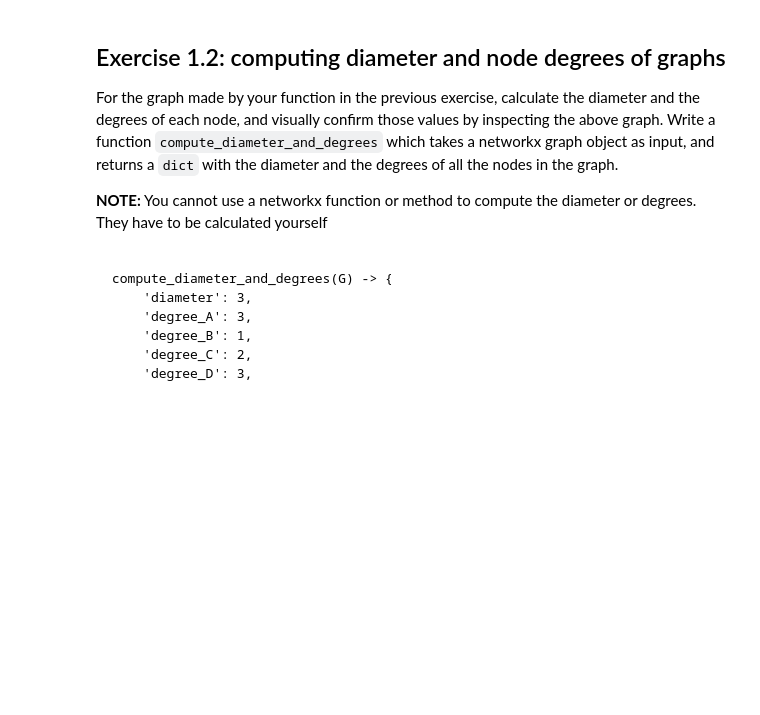
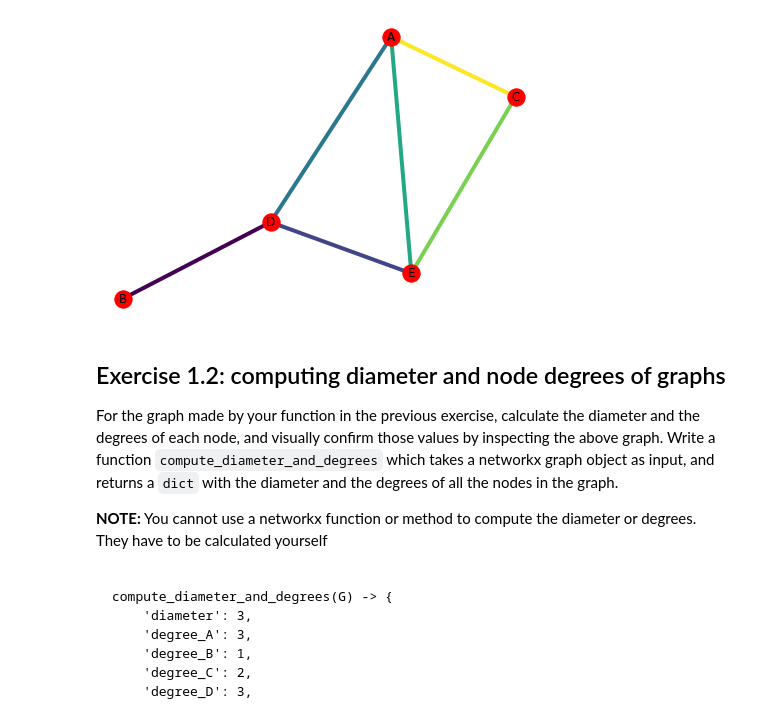
Before and after one commit to cb-ds-1/m1-11-networks, a Jupyter notebook: Workshop Graphs.ipynb, the cells around one changed output. Saved outputs shown, nothing was run; the diff lists cells and outputs as text; code cells hidden in the pictures; blank space fills up the shorter version.

```diff
--- a/Workshop Graphs.ipynb
+++ b/Workshop Graphs.ipynb
@@ -4,6 +6,32 @@
 Write a function called make_simple_graph that returns the graph object that represents the following diagram:
 
 ![](exercise2.png)
+# %%
+import networkx as nx
+
+def make_simple_graph(nodes):
+    """
+    Given an array of nodes,
+    depicts the network
+    graphically.
+    """
+
+    G = nx.Graph(nodes)
+    colors = range(len(G.edges))
+    fig = nx.draw(G,with_labels=True,node_color='red',edge_color=colors,width=4)
+
+    return
+
+
+nodes = [('B','D'),
+         ('D','E'), ('D','A'),
+         ('A','E'), ('A','C'),
+         ('E','C')
+        ]
+
+make_simple_graph(nodes)
+# %% [output]
+[figure, added]
 # %% [markdown]
 ## Exercise 1.2: computing diameter and node degrees of graphs
 
```
Also changed, not shown: parts of 8 cells of this notebook.
